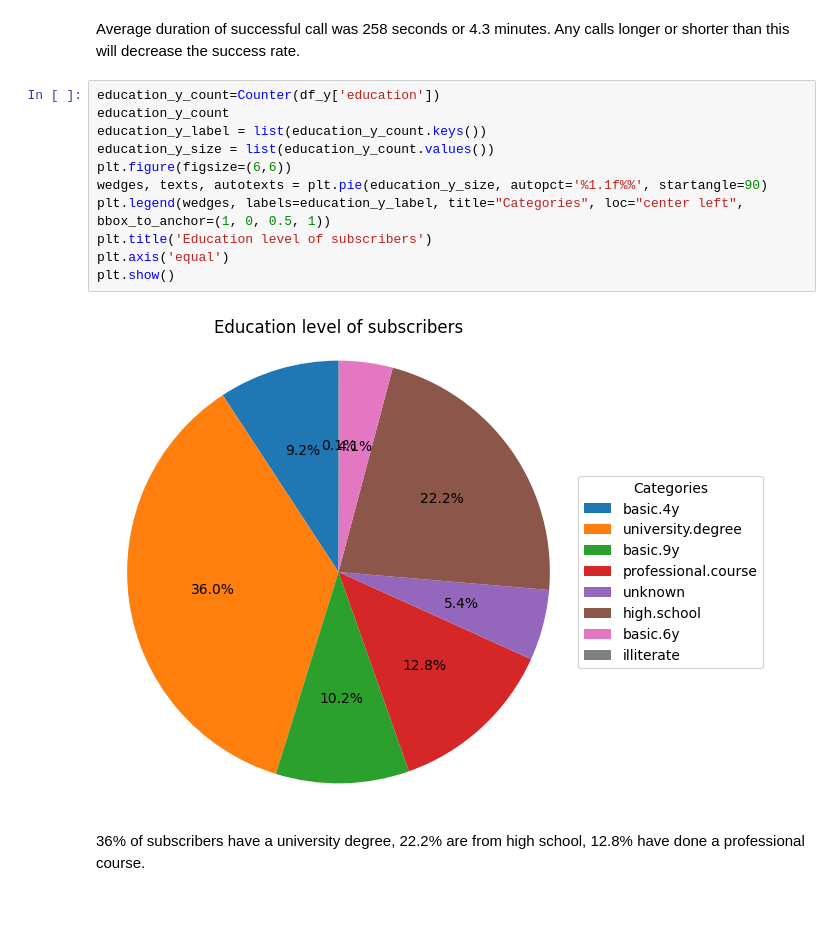
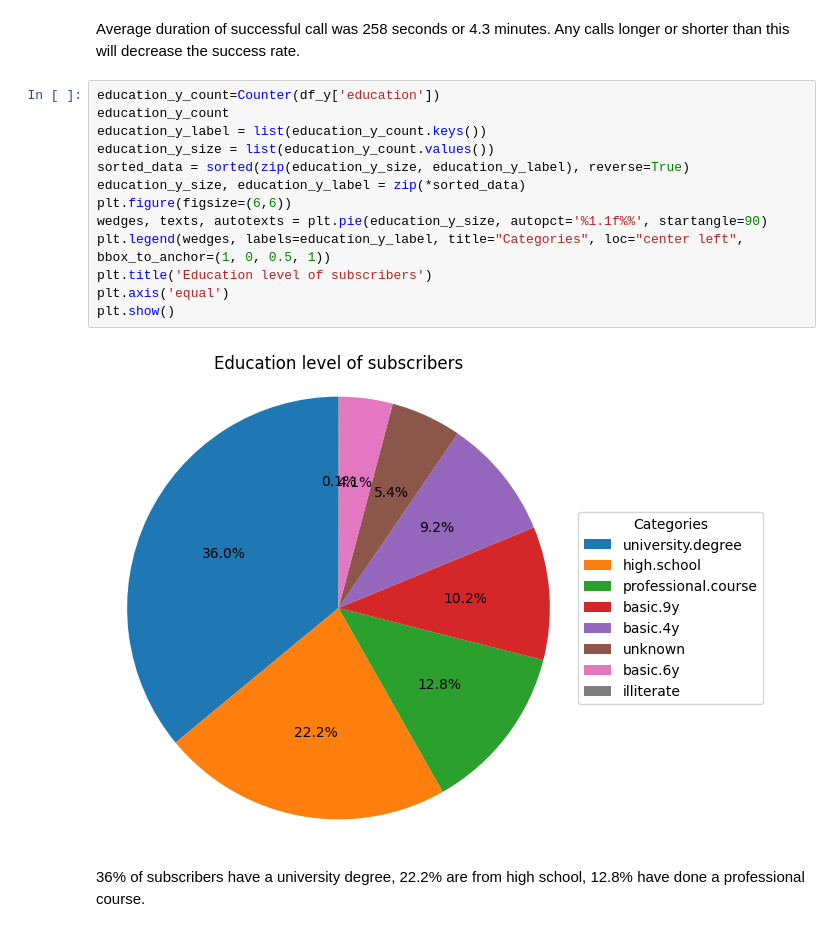
Before and after one commit to srimos/DI_Bootcamp, a Jupyter notebook: Week11/hackathon.ipynb, the cells around one changed output. Drawn from its saved outputs; the diff is of its cells as text.

```diff
--- a/Week11/hackathon.ipynb
+++ b/Week11/hackathon.ipynb
@@ -427,16 +463,18 @@ Average duration of successful call was 258 seconds or 4.3 minutes. Any calls lo
 # %%
 education_y_count=Counter(df_y['education'])
 education_y_count
 education_y_label = list(education_y_count.keys())
 education_y_size = list(education_y_count.values())
+sorted_data = sorted(zip(education_y_size, education_y_label), reverse=True)
+education_y_size, education_y_label = zip(*sorted_data)
 plt.figure(figsize=(6,6))
 wedges, texts, autotexts = plt.pie(education_y_size, autopct='%1.1f%%', startangle=90)
 plt.legend(wedges, labels=education_y_label, title="Categories", loc="center left", bbox_to_anchor=(1, 0, 0.5, 1))
 plt.title('Education level of subscribers')
 plt.axis('equal')
 plt.show()
 # %% [output]
-[figure, old version]
+[figure, new version]
 # %% [markdown]
 36% of subscribers have a university degree, 22.2% are from high school, 12.8% have done a professional course.
 # %%
```
Also changed, not shown: parts of 13 cells of this notebook, 1 other file.
